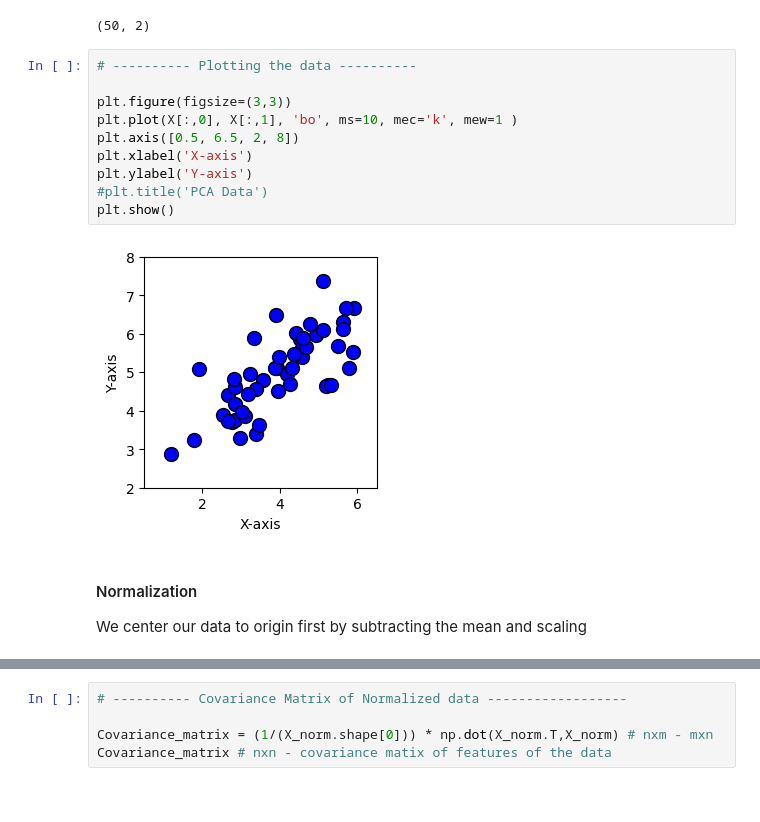
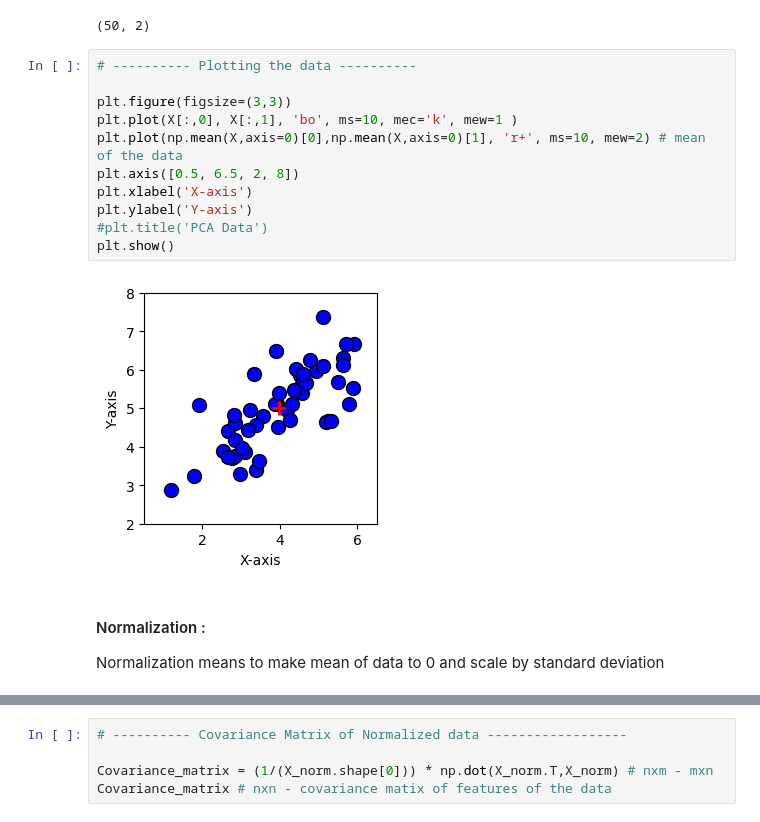
Before and after one commit to aditya0by0/Projects, a Jupyter notebook: PCA - From Scratch/Untitled.ipynb, the cells around one changed output, grey strips where cells are left out. Saved outputs shown, nothing was run; the diff lists cells and outputs as text.

```diff
--- a/PCA - From Scratch/Untitled.ipynb
+++ b/PCA - From Scratch/Untitled.ipynb
@@ -19,19 +21,20 @@ X.shape # no.of examples(m) x features(n)
 # %%
 # ---------- Plotting the data ----------
 
 plt.figure(figsize=(3,3))
 plt.plot(X[:,0], X[:,1], 'bo', ms=10, mec='k', mew=1 )
+plt.plot(np.mean(X,axis=0)[0],np.mean(X,axis=0)[1], 'r+', ms=10, mew=2) # mean of the data
 plt.axis([0.5, 6.5, 2, 8])
 plt.xlabel('X-axis')
 plt.ylabel('Y-axis')
 #plt.title('PCA Data')
 plt.show()
 # %% [output]
-[figure, old version]
+[figure, new version]
-# %% [markdown]
-#### Normalization
-
-We center our data to origin first by subtracting the mean and scaling
+# %% [markdown]
+#### Normalization :
+
+Normalization means to make mean of data to 0 and scale by standard deviation
 # %%
 # ---------- Normalizing the data -----------
 
```
Also changed, not shown: parts of 26 cells of this notebook, 5 other files.
